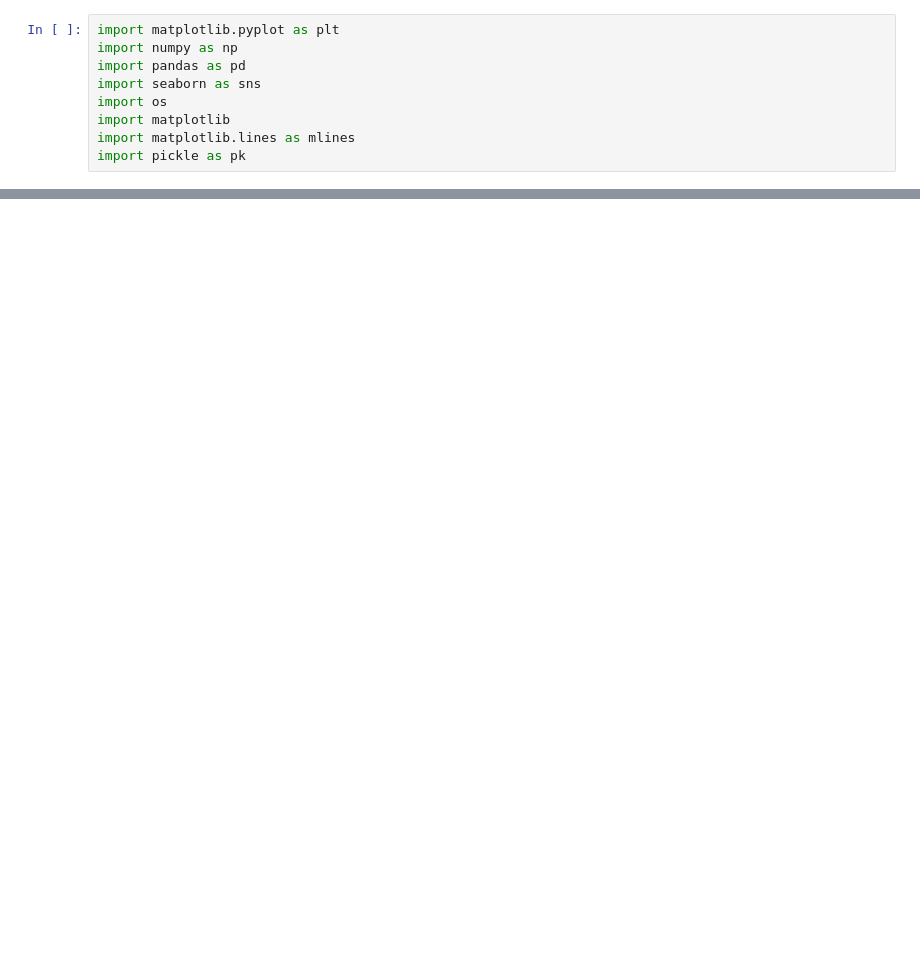
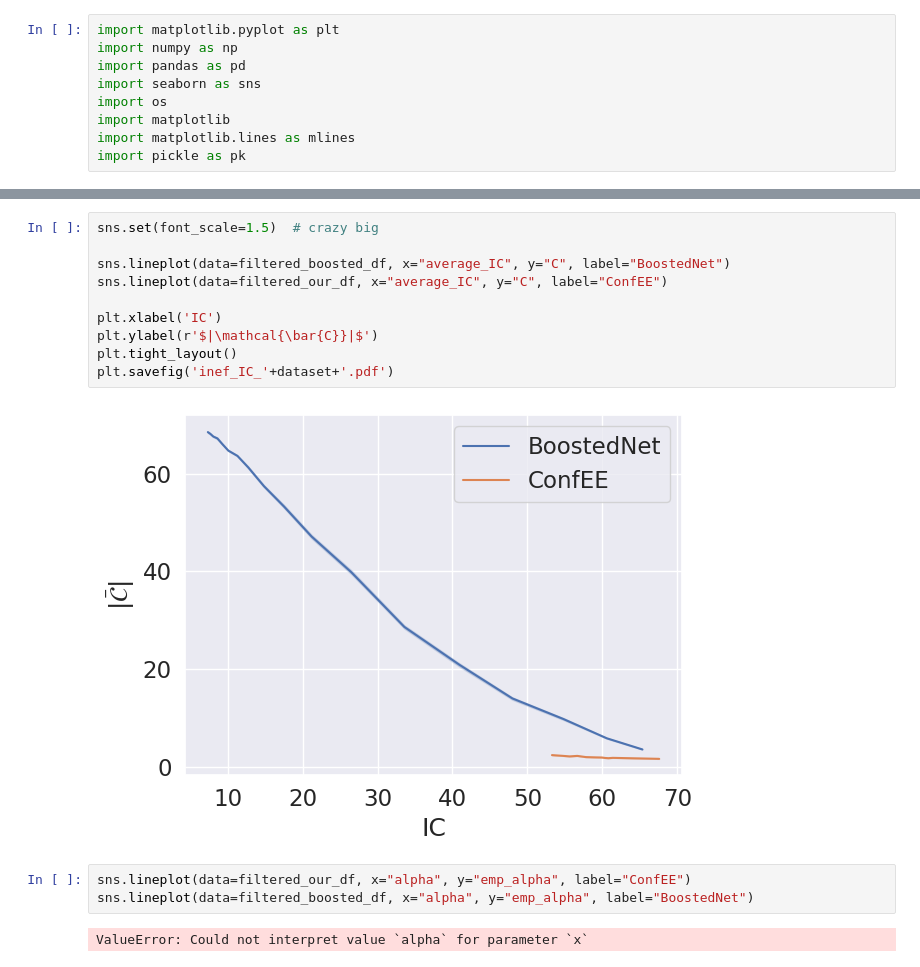
Before and after one commit to networkslab/dynn, a Jupyter notebook: src/notebooks/confidence_intervals_ce_ic.ipynb, the cells around one changed output, grey strips where cells are left out. Saved outputs shown, nothing was run; the diff lists cells and outputs as text; blank space fills up the shorter version.

```diff
--- a/src/notebooks/confidence_intervals_ce_ic.ipynb
+++ b/src/notebooks/confidence_intervals_ce_ic.ipynb
@@ -127,0 +153,17 @@ plt.savefig('perf_ece_'+dataset+'.pdf')
+# %%
+sns.set(font_scale=1.5)  # crazy big
+
+sns.lineplot(data=filtered_boosted_df, x="average_IC", y="C", label="BoostedNet")
+sns.lineplot(data=filtered_our_df, x="average_IC", y="C", label="ConfEE")
+
+plt.xlabel('IC')
+plt.ylabel(r'$|\mathcal{\bar{C}}|$')
+plt.tight_layout()
+plt.savefig('inef_IC_'+dataset+'.pdf')
+# %% [output]
+[figure, added]
+# %%
+sns.lineplot(data=filtered_our_df, x="alpha", y="emp_alpha", label="ConfEE")
+sns.lineplot(data=filtered_boosted_df, x="alpha", y="emp_alpha", label="BoostedNet")
+# %% [output]
+ValueError: Could not interpret value `alpha` for parameter `x`
```
Also changed, not shown: parts of 9 cells of this notebook, 1 other file.
